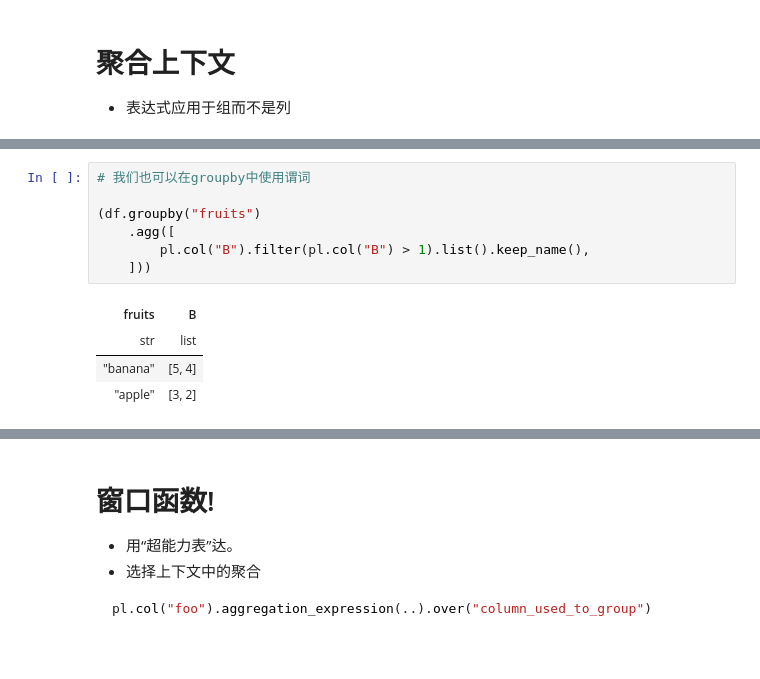
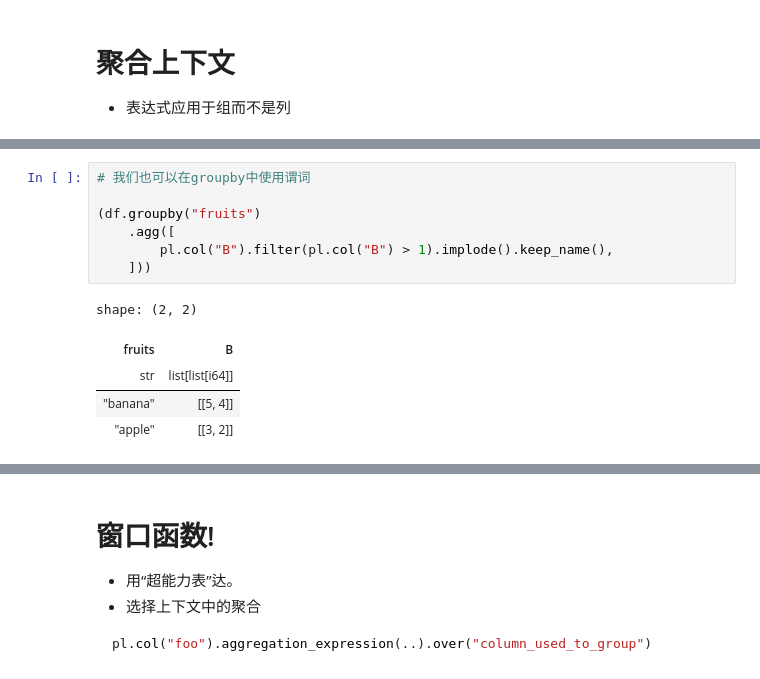
Before and after one commit to pola-rs/polars-book-cn, a Jupyter notebook: user_guide/src/notebooks/introduction_polars-py.ipynb, the cells around one changed output, grey strips where cells are left out. Cells and saved outputs as stored; diff of their text form.

```diff
--- a/user_guide/src/notebooks/introduction_polars-py.ipynb
+++ b/user_guide/src/notebooks/introduction_polars-py.ipynb
@@ -298,15 +297,16 @@ some_var = 1
 # %%
 # 我们也可以在groupby中使用谓词
 
 (df.groupby("fruits")
     .agg([
-        pl.col("B").filter(pl.col("B") > 1).list().keep_name(),
+        pl.col("B").filter(pl.col("B") > 1).implode().keep_name(),
     ]))
 # %% [output]
+shape: (2, 2)
 | fruits | B |
-| str | list |
-| "banana" | [5, 4] |
-| "apple" | [3, 2] |
+| str | list[list[i64]] |
+| "banana" | [[5, 4]] |
+| "apple" | [[3, 2]] |
 # %%
 # 并且只根据谓词为真的值求和
 
```
Also changed, not shown: parts of 23 cells of this notebook, 1 other file.
